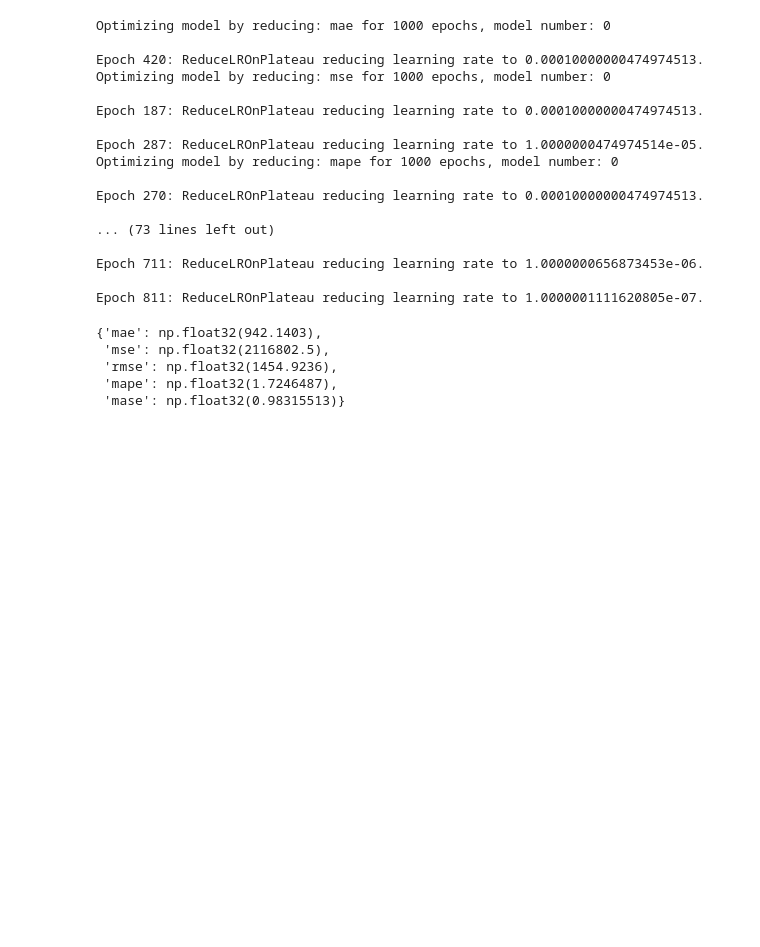
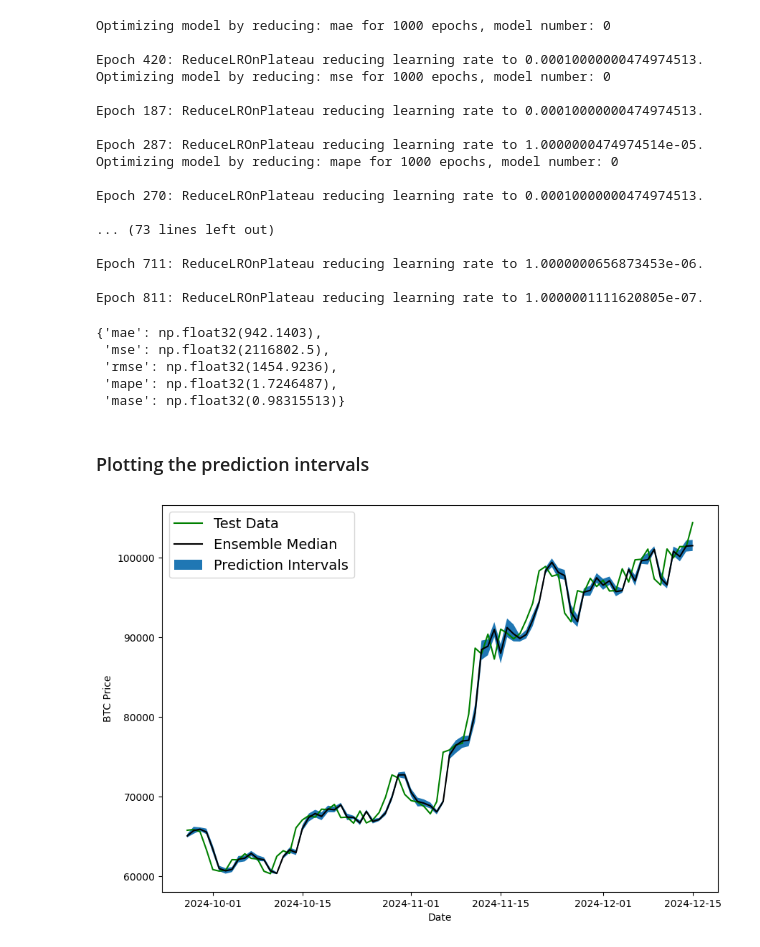
Before and after one commit to davydantoniuk/btc-timeseries-forecasting, a Jupyter notebook: btc_forecast.ipynb, the cells around one changed output. Cells and saved outputs as stored; diff of their text form; code cells hidden in the pictures; blank space fills up the shorter version.

Commit message:
Plotting the prediction intervals

```diff
--- a/btc_forecast.ipynb
+++ b/btc_forecast.ipynb
@@ -598,3 +598,21 @@ ensemble_results
  'rmse': np.float32(1454.9236),
  'mape': np.float32(1.7246487),
  'mase': np.float32(0.98315513)}
+# %% [markdown]
+### Plotting the prediction intervals
+# %%
+lower, upper = get_upper_lower(preds=ensemble_preds)
+ensemble_median = np.median(ensemble_preds, axis=0)
+offset=500
+
+plt.figure(figsize=(10, 7))
+plt.plot(X_test.index[offset:], y_test[offset:], "g", label="Test Data")
+plt.plot(X_test.index[offset:], ensemble_median[offset:], "k-", label="Ensemble Median")
+plt.xlabel("Date")
+plt.ylabel("BTC Price")
+plt.fill_between(X_test.index[offset:],
+                 (lower)[offset:],
+                 (upper)[offset:], label="Prediction Intervals")
+plt.legend(loc="upper left", fontsize=14);
+# %% [output]
+[figure, added]
```
